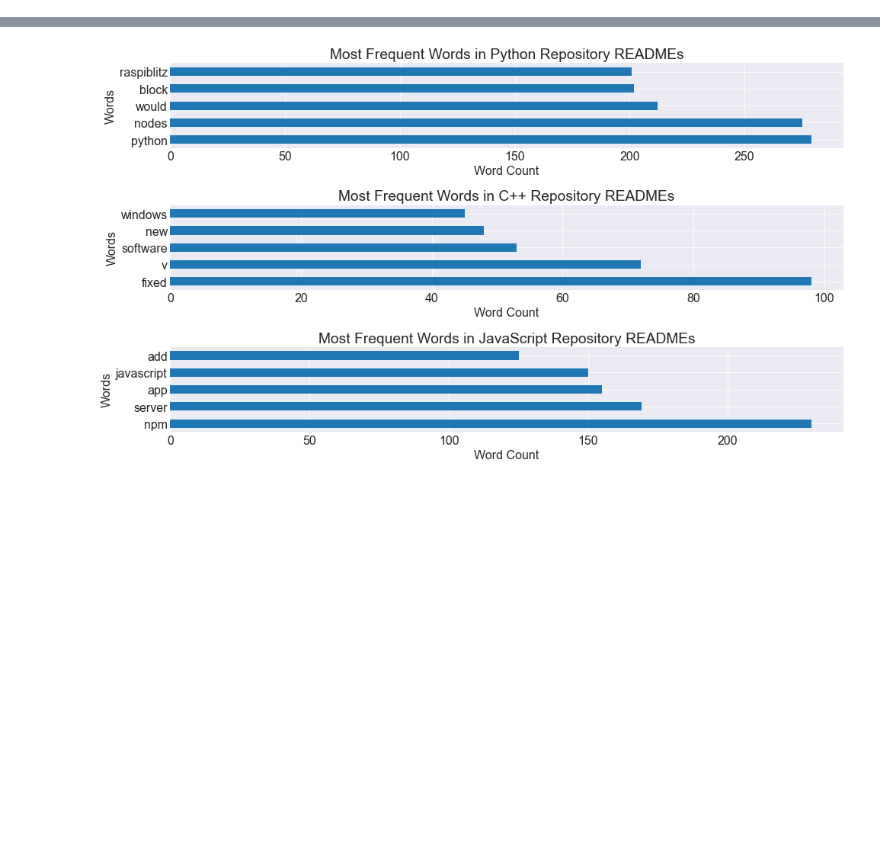
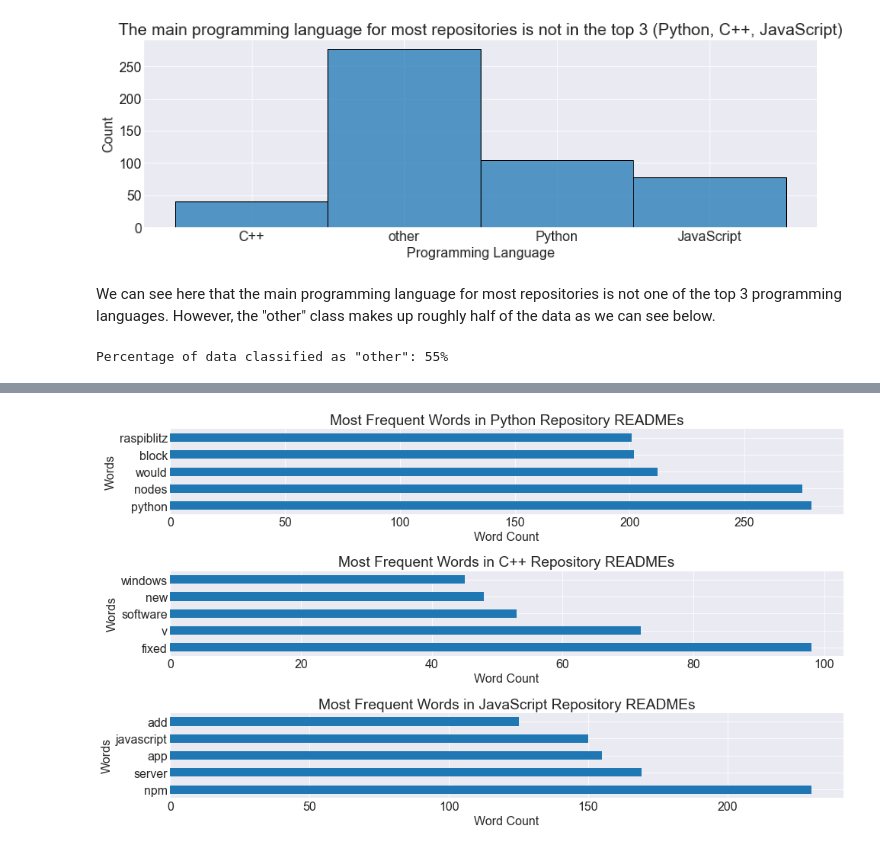
Before and after one commit to Garcia-Hensley-Nichols-NLP-project/GHN-NLP-project, a Jupyter notebook: final_report.ipynb, the cells around one changed output, grey strips where cells are left out. Saved outputs shown, nothing was run; the diff lists cells and outputs as text; code cells hidden in the pictures; blank space fills up the shorter version.

```diff
--- a/final_report.ipynb
+++ b/final_report.ipynb
@@ -102,0 +96,12 @@ We are excluding keywords that are common to all repositories in order to displa
+# %%
+# Here we'll create a plot of the distribution of the target variable "language".
+
+plot_target_distribution(df)
+# %% [output]
+[figure, added]
+# %% [markdown]
+We can see here that the main programming language for most repositories is not one of the top 3 programming languages. However, the "other" class makes up roughly half of the data as we can see below.
+# %%
+print(f'Percentage of data classified as "other": {df[df.language == "other"].shape[0] / df.shape[0]:.0%}')
+# %% [output]
+Percentage of data classified as "other": 55%
```
Also changed, not shown: parts of 22 cells of this notebook, 1 other file.
